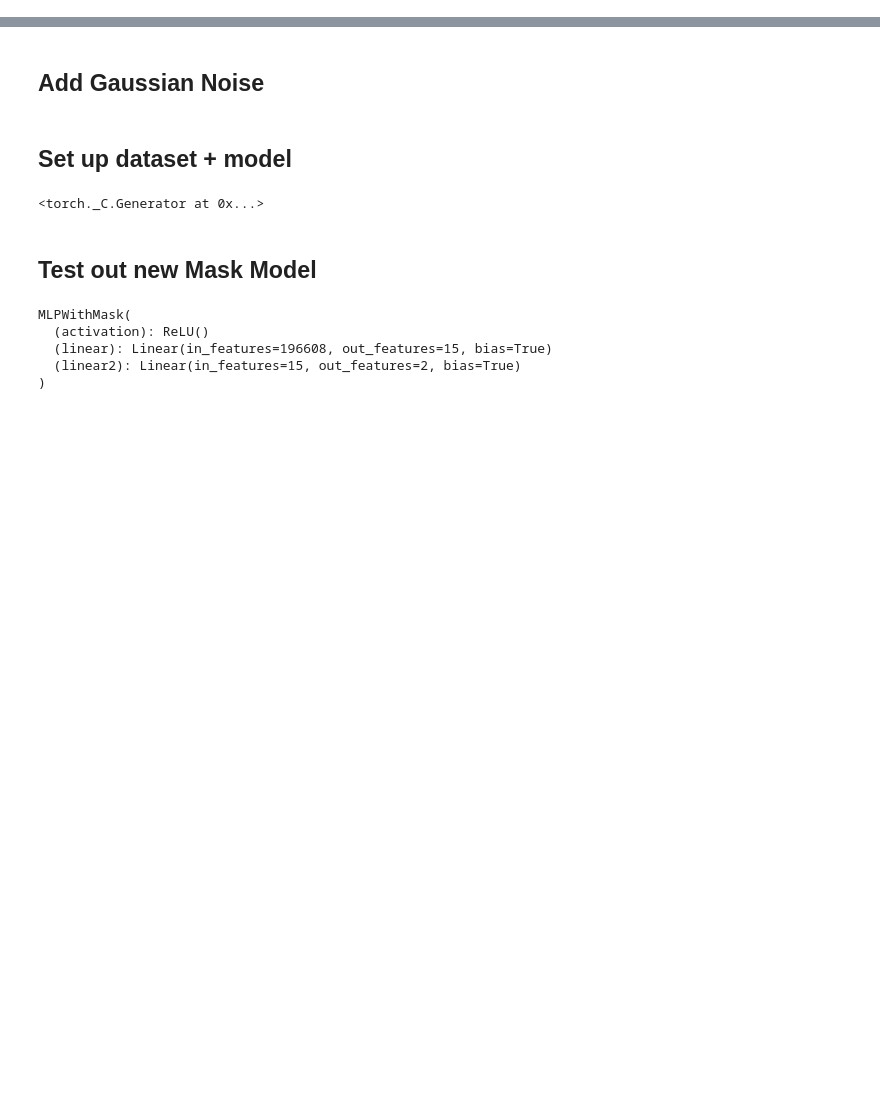
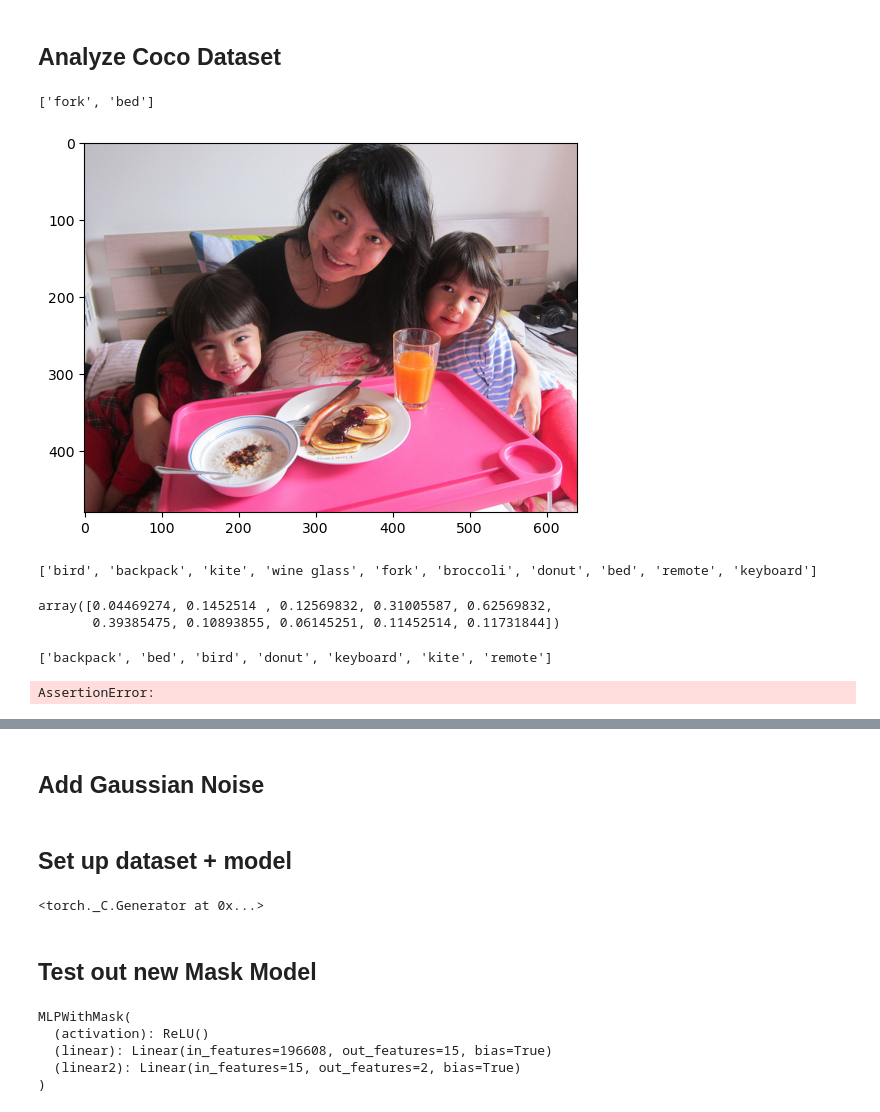
Before and after one commit to naveenr414/Spurious-Concepts, a Jupyter notebook: scripts/notebooks/Scratch Space.ipynb, the cells around one changed output, grey strips where cells are left out. Saved outputs shown, nothing was run; the diff lists cells and outputs as text; code cells hidden in the pictures; blank space fills up the shorter version.

```diff
--- a/scripts/notebooks/Scratch Space.ipynb
+++ b/scripts/notebooks/Scratch Space.ipynb
@@ -31,3 +31,36 @@ from src.images import *
 from src.util import *
 from src.models import *
 from src.plot import *
+# %% [markdown]
+## Analyze Coco Dataset
+# %%
+train_pkl = pickle.load(open("../../../datasets/coco/preprocessed/val.pkl","rb"))
+# %%
+concepts = pickle.load(open("../../../datasets/coco/preprocessed/concepts.pkl","rb"))
+concept_names = json.load(open("../../../datasets/coco/preprocessed/instances_train2014.json"))['categories']
+concept_names_from_id = {}
+
+for i in concept_names:
+    concept_names_from_id[i['id']] = i['name']
+relevant_concepts = [concept_names_from_id[i] for i in concepts]
+# %%
+idx = 1
+image = train_pkl[idx]['img_path']
+plt.imshow(Image.open(open("../../../datasets/{}".format(image),"rb")))
+[relevant_concepts[i] for i,val in enumerate(train_pkl[idx]['attribute_label']) if val == 1]
+# %% [output]
+['fork', 'bed']
+[figure, added]
+# %%
+print(relevant_concepts)
+# %% [output]
+['bird', 'backpack', 'kite', 'wine glass', 'fork', 'broccoli', 'donut', 'bed', 'remote', 'keyboard']
+# %%
+freq_by_concept = np.zeros(len(concepts))
+
+for i in train_pkl:
+    freq_by_concept += np.array(i['attribute_label'])
+freq_by_concept/len(train_pkl)
+# %% [output]
+array([0.04469274, 0.1452514 , 0.12569832, 0.31005587, 0.62569832,
+       0.39385475, 0.10893855, 0.06145251, 0.11452514, 0.11731844])
@@ -33,0 +69,11 @@ from src.plot import *
+# %%
+sorted([relevant_concepts[i] for i in smallest_indices])
+# %% [output]
+['backpack', 'bed', 'bird', 'donut', 'keyboard', 'kite', 'remote']
+# %%
+for i in train_pkl:
+    attribute_labels = i['attribute_label']
+    class_label = int(np.sum(np.array(attribute_labels)[smallest_indices])>0)
+    assert class_label == i['class_label']
+# %% [output]
+AssertionError:
```
Also changed, not shown: parts of 3 cells of this notebook, 27 other files.
